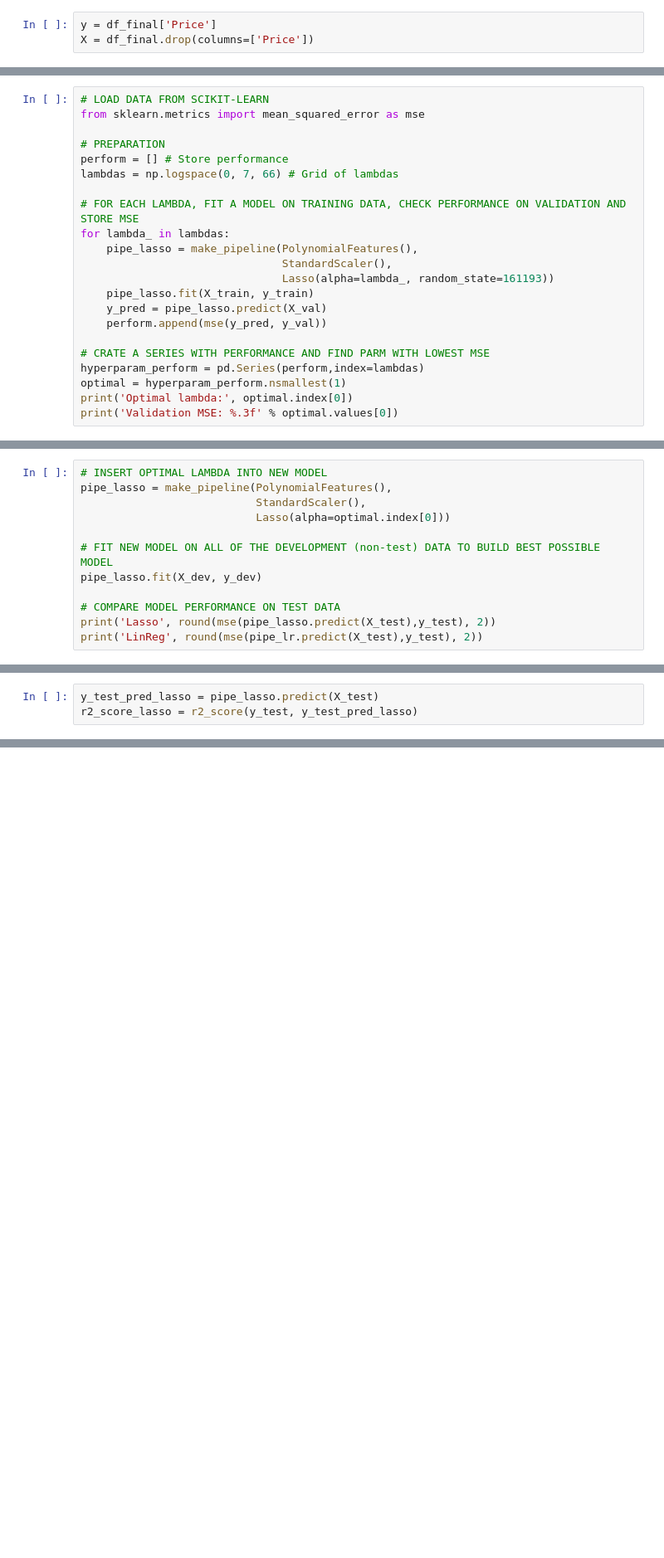
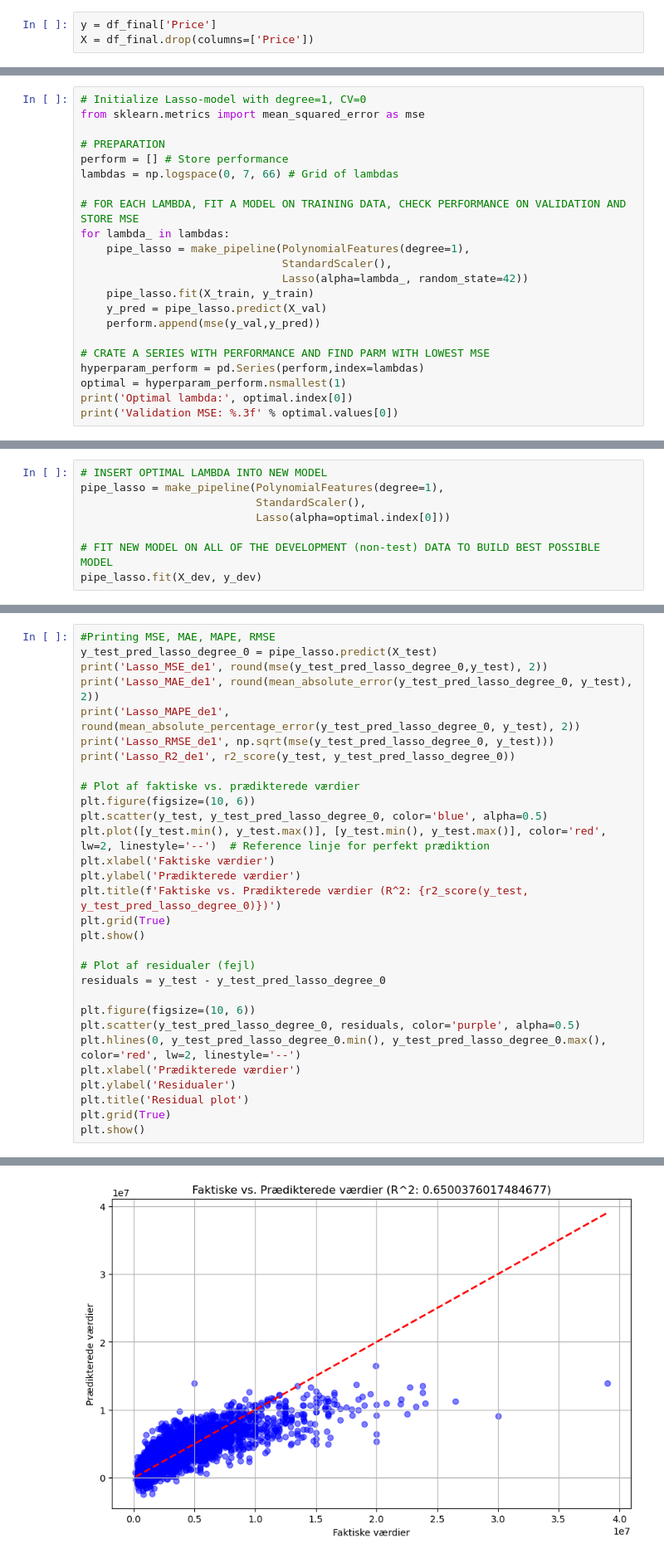
Before and after one commit to matliras/Sommerskole7, a Jupyter notebook: Eksamensprojekt/ML/OLS.ipynb, the cells around one changed output, grey strips where cells are left out. Shown: that part at 83% size. Drawn from its saved outputs; the diff is of its cells as text; blank space fills up the shorter version.

Commit message:
Lasso og OLS

```diff
--- a/Eksamensprojekt/ML/OLS.ipynb
+++ b/Eksamensprojekt/ML/OLS.ipynb
@@ -110,5 +225,5 @@ Pipeline(steps=[('polynomialfeatures', PolynomialFeatures()),
 # %%
-# LOAD DATA FROM SCIKIT-LEARN
+# Initialize Lasso-model with degree=1, CV=0
 from sklearn.metrics import mean_squared_error as mse
 
 # PREPARATION
@@ -117,12 +232,12 @@ lambdas = np.logspace(0, 7, 66) # Grid of lambdas
 
 # FOR EACH LAMBDA, FIT A MODEL ON TRAINING DATA, CHECK PERFORMANCE ON VALIDATION AND STORE MSE
 for lambda_ in lambdas:
-    pipe_lasso = make_pipeline(PolynomialFeatures(),
+    pipe_lasso = make_pipeline(PolynomialFeatures(degree=1),
                                StandardScaler(),
-                               Lasso(alpha=lambda_, random_state=161193))
+                               Lasso(alpha=lambda_, random_state=42))
     pipe_lasso.fit(X_train, y_train)
     y_pred = pipe_lasso.predict(X_val)
-    perform.append(mse(y_pred, y_val))
+    perform.append(mse(y_val,y_pred))
 
 # CRATE A SERIES WITH PERFORMANCE AND FIND PARM WITH LOWEST MSE
 hyperparam_perform = pd.Series(perform,index=lambdas)
@@ -135,13 +250,9 @@ Validation MSE: 1887333151645.778
 # %%
 # INSERT OPTIMAL LAMBDA INTO NEW MODEL
-pipe_lasso = make_pipeline(PolynomialFeatures(),
+pipe_lasso = make_pipeline(PolynomialFeatures(degree=1),
                            StandardScaler(),
                            Lasso(alpha=optimal.index[0]))
 
 # FIT NEW MODEL ON ALL OF THE DEVELOPMENT (non-test) DATA TO BUILD BEST POSSIBLE MODEL
 pipe_lasso.fit(X_dev, y_dev)
-
-# COMPARE MODEL PERFORMANCE ON TEST DATA
-print('Lasso', round(mse(pipe_lasso.predict(X_test),y_test), 2))
-print('LinReg', round(mse(pipe_lr.predict(X_test),y_test), 2))
 # %% [output]
@@ -150,3 +262,31 @@ LinReg 8.858772648950795e+36
 # %%
-y_test_pred_lasso = pipe_lasso.predict(X_test)
-r2_score_lasso = r2_score(y_test, y_test_pred_lasso)
+#Printing MSE, MAE, MAPE, RMSE
+y_test_pred_lasso_degree_0 = pipe_lasso.predict(X_test)
+print('Lasso_MSE_de1', round(mse(y_test_pred_lasso_degree_0,y_test), 2))
+print('Lasso_MAE_de1', round(mean_absolute_error(y_test_pred_lasso_degree_0, y_test), 2))
+print('Lasso_MAPE_de1', round(mean_absolute_percentage_error(y_test_pred_lasso_degree_0, y_test), 2))
+print('Lasso_RMSE_de1', np.sqrt(mse(y_test_pred_lasso_degree_0, y_test)))
+print('Lasso_R2_de1', r2_score(y_test, y_test_pred_lasso_degree_0))
+
+# Plot af faktiske vs. prædikterede værdier
+plt.figure(figsize=(10, 6))
+plt.scatter(y_test, y_test_pred_lasso_degree_0, color='blue', alpha=0.5)
+plt.plot([y_test.min(), y_test.max()], [y_test.min(), y_test.max()], color='red', lw=2, linestyle='--')  # Reference linje for perfekt prædiktion
+plt.xlabel('Faktiske værdier')
+plt.ylabel('Prædikterede værdier')
+plt.title(f'Faktiske vs. Prædikterede værdier (R^2: {r2_score(y_test, y_test_pred_lasso_degree_0)})')
+plt.grid(True)
+plt.show()
+
+# Plot af residualer (fejl)
+residuals = y_test - y_test_pred_lasso_degree_0
+
+plt.figure(figsize=(10, 6))
+plt.scatter(y_test_pred_lasso_degree_0, residuals, color='purple', alpha=0.5)
+plt.hlines(0, y_test_pred_lasso_degree_0.min(), y_test_pred_lasso_degree_0.max(), color='red', lw=2, linestyle='--')
+plt.xlabel('Prædikterede værdier')
+plt.ylabel('Residualer')
+plt.title('Residual plot')
+plt.grid(True)
+plt.show()
+# %% [output]
@@ -152,0 +298 @@ r2_score_lasso = r2_score(y_test, y_test_pred_lasso)
+[figure, added]
```
Also changed, not shown: parts of 18 cells of this notebook.
